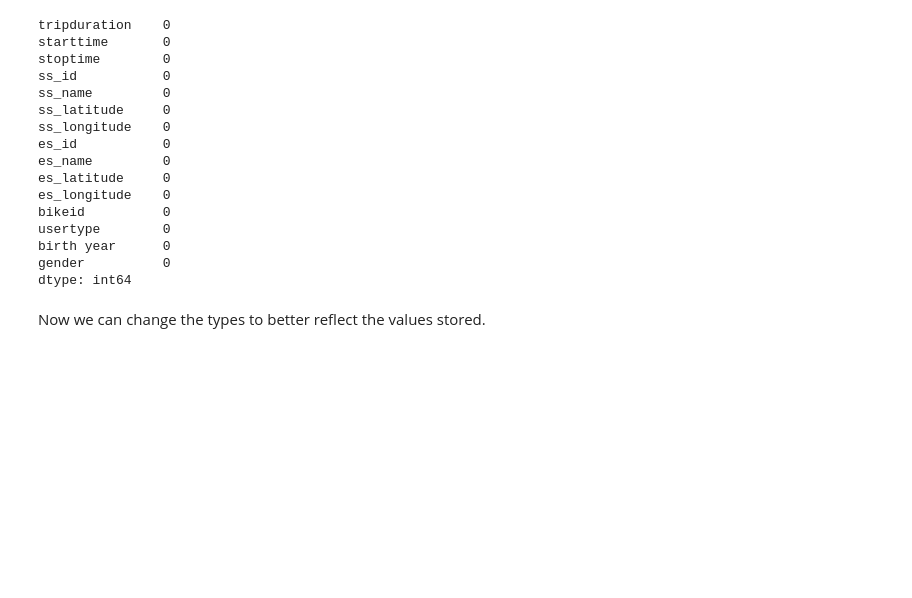
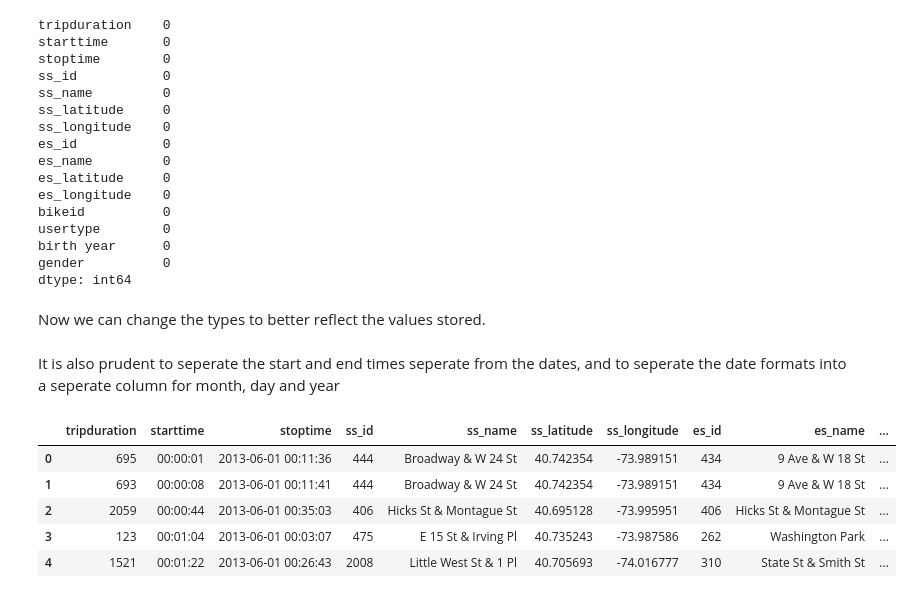
Before and after one commit to AveryGrouette/Group10_Final_Project, a Jupyter notebook: Data_Collection_Storage_Preperation.ipynb, the cells around one changed output. Drawn from its saved outputs; the diff is of its cells as text; code cells hidden in the pictures; blank space fills up the shorter version.

Commit message:
changing the date format
split the date columns to allow for easier dissection of the dates

```diff
--- a/Data_Collection_Storage_Preperation.ipynb
+++ b/Data_Collection_Storage_Preperation.ipynb
@@ -126,3 +126,16 @@ dtype: int64
 Now we can change the types to better reflect the values stored.
 # %%
 df = df.astype({"es_id": int, 'birth year': int})
+# %% [markdown]
+It is also prudent to seperate the start and end times seperate from the dates, and to seperate the date formats into a seperate column for month, day and year
+# %%
+df[['startdate', 'starttime']] = df['starttime'].str.split(' ', expand=True)
+
+df.head()
+# %% [output]
+|  | tripduration | starttime | stoptime | ss_id | ss_name | ss_latitude | ss_longitude | es_id | es_name | ... |
+| 0 | 695 | 00:00:01 | 2013-06-01 00:11:36 | 444 | Broadway & W 24 St | 40.742354 | -73.989151 | 434 | 9 Ave & W 18 St | ... |
+| 1 | 693 | 00:00:08 | 2013-06-01 00:11:41 | 444 | Broadway & W 24 St | 40.742354 | -73.989151 | 434 | 9 Ave & W 18 St | ... |
+| 2 | 2059 | 00:00:44 | 2013-06-01 00:35:03 | 406 | Hicks St & Montague St | 40.695128 | -73.995951 | 406 | Hicks St & Montague St | ... |
+| 3 | 123 | 00:01:04 | 2013-06-01 00:03:07 | 475 | E 15 St & Irving Pl | 40.735243 | -73.987586 | 262 | Washington Park | ... |
+| 4 | 1521 | 00:01:22 | 2013-06-01 00:26:43 | 2008 | Little West St & 1 Pl | 40.705693 | -74.016777 | 310 | State St & Smith St | ... |
```
Also changed, not shown: parts of 3 cells of this notebook, 2 other files.
